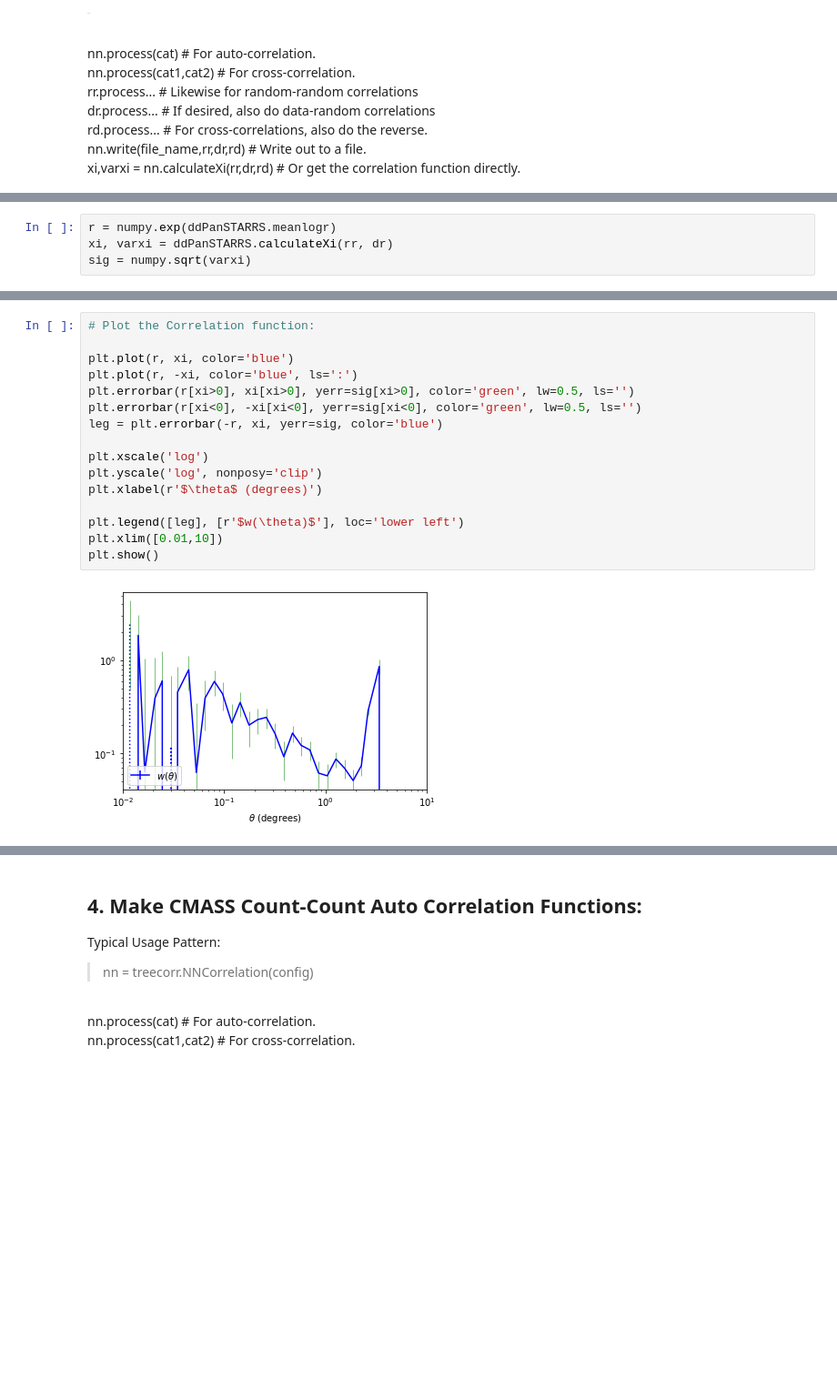
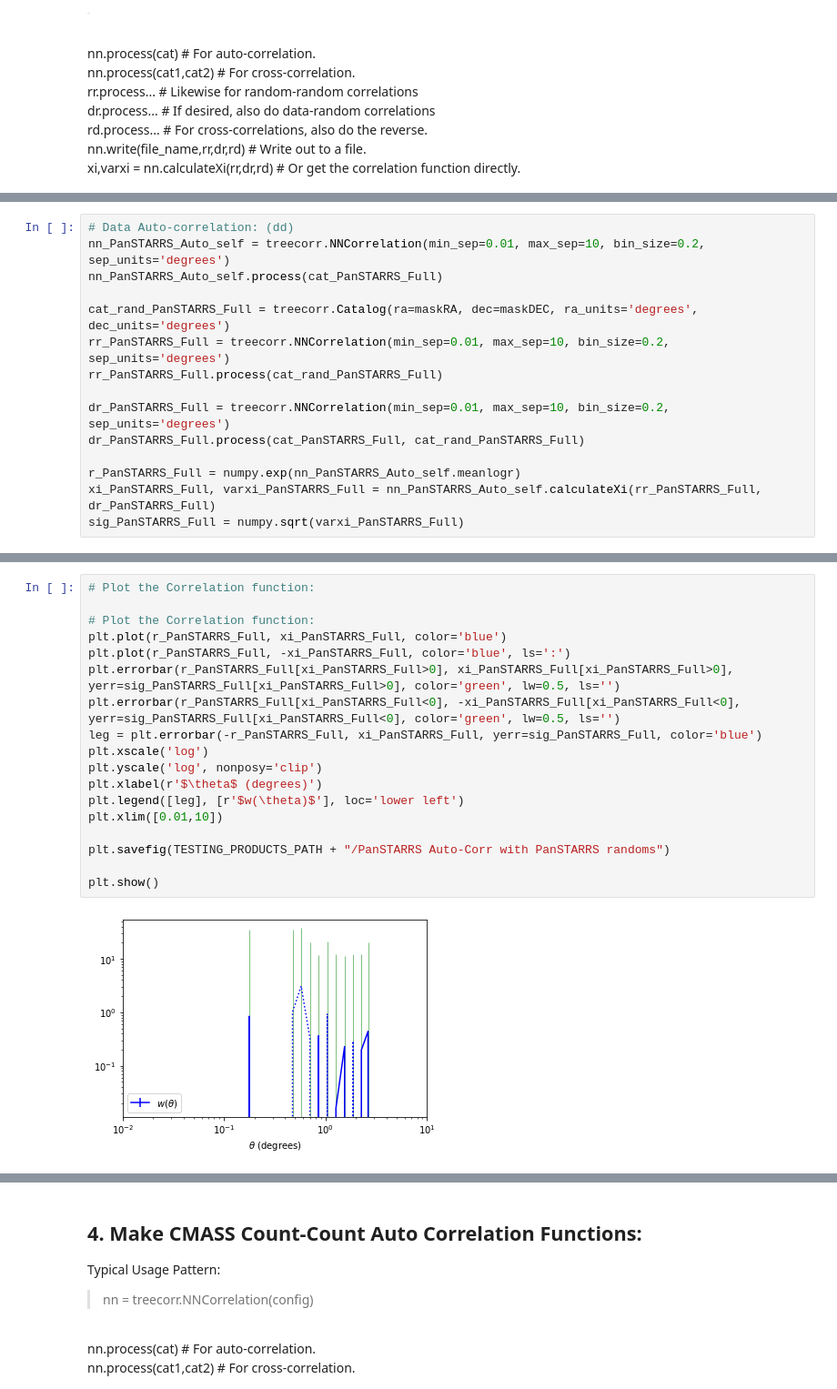
Before and after one commit to MTabbutt/Cosmology, a Jupyter notebook: SNe CrossCorrelations/PanSTARRS and CMASS _ Correlations.ipynb, the cells around one changed output, grey strips where cells are left out. Shown at 91% size. Cells and saved outputs as stored; diff of their text form; blank space fills up the shorter version.

```diff
--- a/SNe CrossCorrelations/PanSTARRS and CMASS _ Correlations.ipynb
+++ b/SNe CrossCorrelations/PanSTARRS and CMASS _ Correlations.ipynb
@@ -295,4 +333,0 @@ dr.process(catPanSTARRS, rand)
-# %%
-r = numpy.exp(ddPanSTARRS.meanlogr)
-xi, varxi = ddPanSTARRS.calculateXi(rr, dr)
-sig = numpy.sqrt(varxi)
@@ -300,0 +339,15 @@ Warning: Some bins for the randoms had no pairs.
+# %%
+# Data Auto-correlation: (dd)
+nn_PanSTARRS_Auto_self = treecorr.NNCorrelation(min_sep=0.01, max_sep=10, bin_size=0.2, sep_units='degrees')
+nn_PanSTARRS_Auto_self.process(cat_PanSTARRS_Full)
+
+cat_rand_PanSTARRS_Full = treecorr.Catalog(ra=maskRA, dec=maskDEC, ra_units='degrees', dec_units='degrees')
+rr_PanSTARRS_Full = treecorr.NNCorrelation(min_sep=0.01, max_sep=10, bin_size=0.2, sep_units='degrees')
+rr_PanSTARRS_Full.process(cat_rand_PanSTARRS_Full)
+
+dr_PanSTARRS_Full = treecorr.NNCorrelation(min_sep=0.01, max_sep=10, bin_size=0.2, sep_units='degrees')
+dr_PanSTARRS_Full.process(cat_PanSTARRS_Full, cat_rand_PanSTARRS_Full)
+
+r_PanSTARRS_Full = numpy.exp(nn_PanSTARRS_Auto_self.meanlogr)
+xi_PanSTARRS_Full, varxi_PanSTARRS_Full = nn_PanSTARRS_Auto_self.calculateXi(rr_PanSTARRS_Full, dr_PanSTARRS_Full)
+sig_PanSTARRS_Full = numpy.sqrt(varxi_PanSTARRS_Full)
@@ -301,18 +356,20 @@ Warning: Some bins for the randoms had no pairs.
 # %%
 # Plot the Correlation function:
 
-plt.plot(r, xi, color='blue')
-plt.plot(r, -xi, color='blue', ls=':')
-plt.errorbar(r[xi>0], xi[xi>0], yerr=sig[xi>0], color='green', lw=0.5, ls='')
-plt.errorbar(r[xi<0], -xi[xi<0], yerr=sig[xi<0], color='green', lw=0.5, ls='')
-leg = plt.errorbar(-r, xi, yerr=sig, color='blue')
-
+# Plot the Correlation function:
+plt.plot(r_PanSTARRS_Full, xi_PanSTARRS_Full, color='blue')
+plt.plot(r_PanSTARRS_Full, -xi_PanSTARRS_Full, color='blue', ls=':')
+plt.errorbar(r_PanSTARRS_Full[xi_PanSTARRS_Full>0], xi_PanSTARRS_Full[xi_PanSTARRS_Full>0], yerr=sig_PanSTARRS_Full[xi_PanSTARRS_Full>0], color='green', lw=0.5, ls='')
+plt.errorbar(r_PanSTARRS_Full[xi_PanSTARRS_Full<0], -xi_PanSTARRS_Full[xi_PanSTARRS_Full<0], yerr=sig_PanSTARRS_Full[xi_PanSTARRS_Full<0], color='green', lw=0.5, ls='')
+leg = plt.errorbar(-r_PanSTARRS_Full, xi_PanSTARRS_Full, yerr=sig_PanSTARRS_Full, color='blue')
 plt.xscale('log')
 plt.yscale('log', nonposy='clip')
 plt.xlabel(r'$\theta$ (degrees)')
-
 plt.legend([leg], [r'$w(\theta)$'], loc='lower left')
 plt.xlim([0.01,10])
+
+plt.savefig(TESTING_PRODUCTS_PATH + "/PanSTARRS Auto-Corr with PanSTARRS randoms")
+
 plt.show()
 # %% [output]
-[figure, old version]
+[figure, new version]
```
Also changed, not shown: parts of 130 cells of this notebook.
